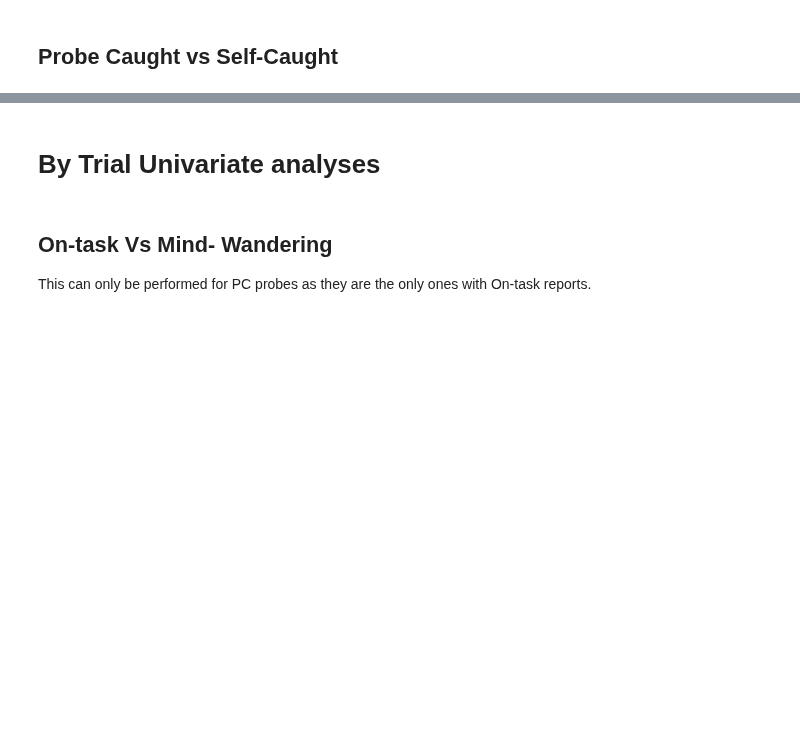
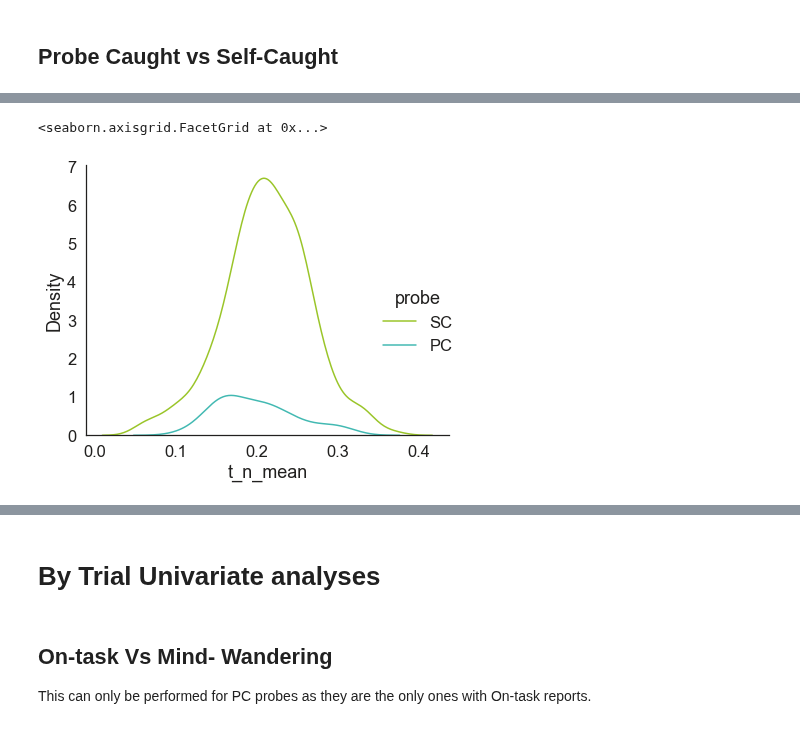
Before and after one commit to Nicobruno92/mw_markers_project, a Jupyter notebook: univariate_analysis.ipynb, the cells around one changed output, grey strips where cells are left out. Drawn from its saved outputs; the diff is of its cells as text; code cells hidden in the pictures; blank space fills up the shorter version.

```diff
--- a/univariate_analysis.ipynb
+++ b/univariate_analysis.ipynb
@@ -76,5 +78,5 @@ epoch_type = 'evoked'
 
 all_participants = ['VP07','VP08','VP09', 'VP10','VP11','VP12','VP13','VP14','VP18','VP19','VP20','VP22','VP23','VP24','VP25','VP26','VP27','VP28','VP29','VP30','VP31','VP32','VP33','VP35','VP36','VP37']
 
-path = '/media/nicolas.bruno/63f8a366-34b7-4896-a7ce-b5fb4ee78535/Nico/MW_eeg_data/minmarker/' #icm-linux
-# path = '/Users/nicobruno/ownCloud/MW_eeg_data/minmarker/' #nico-mac
+# path = '/media/nicolas.bruno/63f8a366-34b7-4896-a7ce-b5fb4ee78535/Nico/MW_eeg_data/minmarker/' #icm-linux
+path = '/Users/nicobruno/ownCloud/MW_eeg_data/minmarker/' #nico-mac
@@ -94,20 +103,29 @@ for i,v in enumerate(all_participants):
 # %%
 markers = ['wSMI_1', 'wSMI_2', 'wSMI_4', 'wSMI_8', 'p_e_1', 'p_e_2',
        'p_e_4', 'p_e_8', 'k', 'se','msf', 'sef90', 'sef95', 'b', 'b_n', 'g',
-       'g_n', 't', 't_n', 'd', 'd_n', 'a_n', 'a', 'CNV', 'P1', 'P3a', 'P3b']
+       'g_n', 't', 't_n', 'd', 'd_n', 'a_n', 'a', 'CNV', 'P1', 'P3a', 'P3b',]
+#           'ft', 'ft_n']
 erps =['CNV', 'P1', 'P3a', 'P3b']
+# erps = [r'$CNV$', r'$P1$', r'$P3a$',r'$P3b$']
+
+# markers =  [r'$\delta$',r'$|\delta|$',r'$\theta$', r'$|\theta|$',r'$\alpha$', r'$|\alpha|$',r'$\beta$', r'$|\beta|$',r'$\gamma$', r'$|\gamma|$',
+#             r'$PE\gamma$',r'$PE\beta$',r'$PE\alpha$',r'$PE\theta$',
+#             r'$wSMI\gamma$',r'$wSMI\beta$',r'$wSMI\alpha$',r'$wSMI\theta$',
+#             r'$K$',r'$SE$',r'$MSF$', r'$SEF90$', r'$SEF95$',
+#             r'$CNV$', r'$P1$', r'$P3a$',r'$P3b$'
+#            ]
 
 
-df_subtracted = df.query("preproc == 'subtracted'").drop(columns = erps+['preproc'])
-df_erp = df.query("preproc == 'erp'").drop(columns = np.setdiff1d(markers,erps).tolist()+['preproc'])
+# df_subtracted = df.query("preproc == 'subtracted'").drop(columns = erps+['preproc'])
+# df_erp = df.query("preproc == 'erp'").drop(columns = np.setdiff1d(markers,erps).tolist()+['preproc'])
 
-df_markers = df_subtracted.merge(df_erp, 'inner', on =np.setdiff1d(df_subtracted.columns, markers).tolist() )
+# df_markers = df_subtracted.merge(df_erp, 'inner', on =np.setdiff1d(df_subtracted.columns, markers).tolist() )
 
-df_markers = (df_markers
+df_markers = (df
               .query("stimuli == 'go'")
               .query("correct == 'correct'")
-            .query('prev_trial <= 4')
-              .drop(['stimuli', 'correct', 'prev_trial', 'label', 'events',  'epoch_type'], axis = 1)
+            .query('prev_trial < 5')
+              .drop(['stimuli', 'correct', 'prev_trial', 'label', 'events',  'epoch_type', 'preproc', 'ft', 'ft_n'], axis = 1)
               .query("mind in ['on-task','dMW', 'sMW']")
               .groupby(['segment', 'participant']).filter(lambda x: len(x) > 1)
              )
@@ -462,3 +518,8 @@ df_probe  = (df_probe
+# %%
+sns.displot(x = 't_n_mean', data= df_probe, hue = 'probe', kind = 'kde')
+# %% [output]
+<seaborn.axisgrid.FacetGrid at 0x...>
+[figure, added]
 # %%
 sc = df_probe[df_probe.probe == 'SC']
 pc = df_probe[df_probe.probe == 'PC']
```
Also changed, not shown: parts of 21 cells of this notebook, 22 other files.
